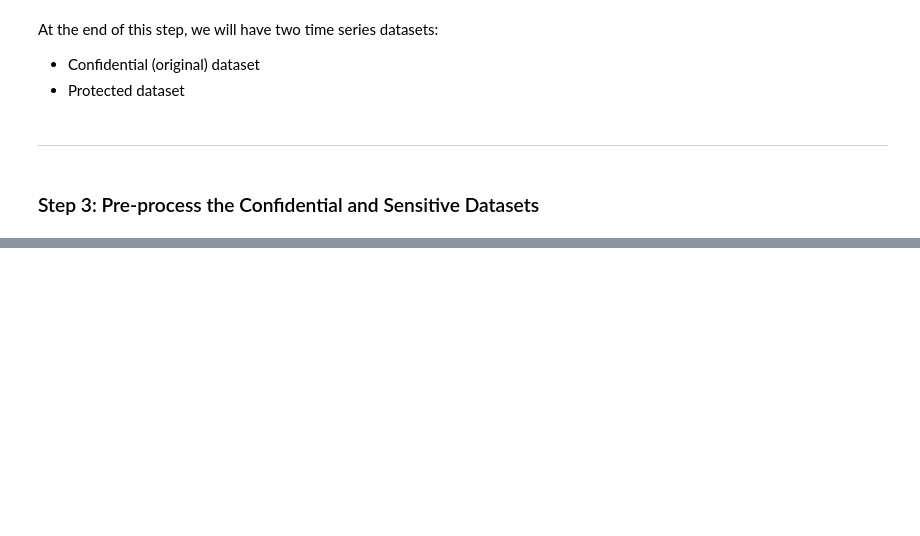
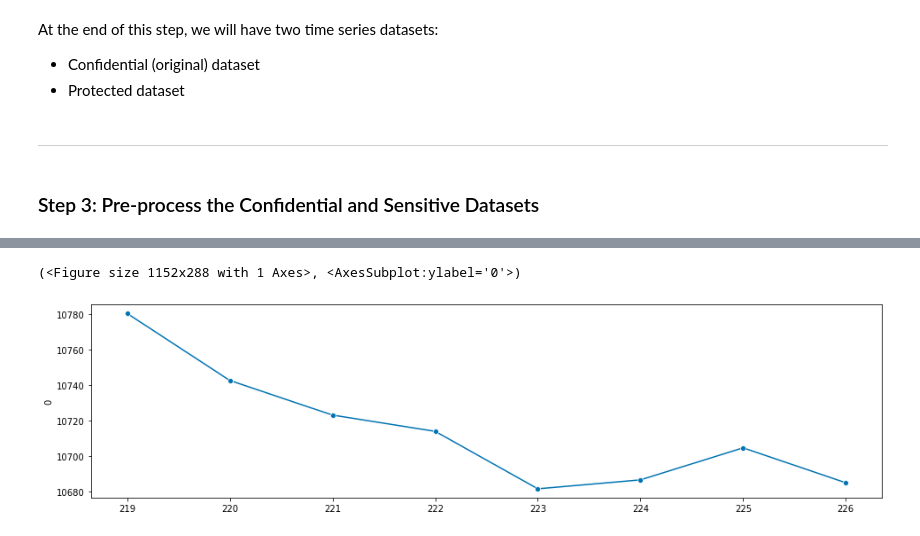
Before and after one commit to cdbale/Privacy-and-Forecasting-Empirical, a Jupyter notebook: Code/Analysis/code-restructuring.ipynb, the cells around one changed output, grey strips where cells are left out. Cells and saved outputs as stored; diff of their text form; code cells hidden in the pictures; blank space fills up the shorter version.

```diff
--- a/Code/Analysis/code-restructuring.ipynb
+++ b/Code/Analysis/code-restructuring.ipynb
@@ -16,7 +25,8 @@ from sktime.utils.plotting import plot_series
 # %%
 # import weekly finance time series
 # ignore header and skip the first row to use integers as column names
-Y = pd.read_csv("../../Data/Train/Clean/weekly_finance_clean.csv", header=None, skiprows=1)
+Full_data = pd.read_csv("../../Data/Train/Clean/weekly_finance_clean.csv", header=None, skiprows=1)
+Y, Test = Full_data.iloc[:,:-20], Full_data.iloc[:,-20:]
 # %% [markdown]
 ***
 # %% [markdown]
@@ -37,0 +82,5 @@ Y_protected = apply_data_protection(Y, epsilon=4.6)
+# %%
+plot_series(Y.iloc[0,-8:])
+# %% [output]
+(<Figure size 1152x288 with 1 Axes>, <AxesSubplot:ylabel='0'>)
+[figure, added]
```
Also changed, not shown: parts of 19 cells of this notebook, 2 other files.
